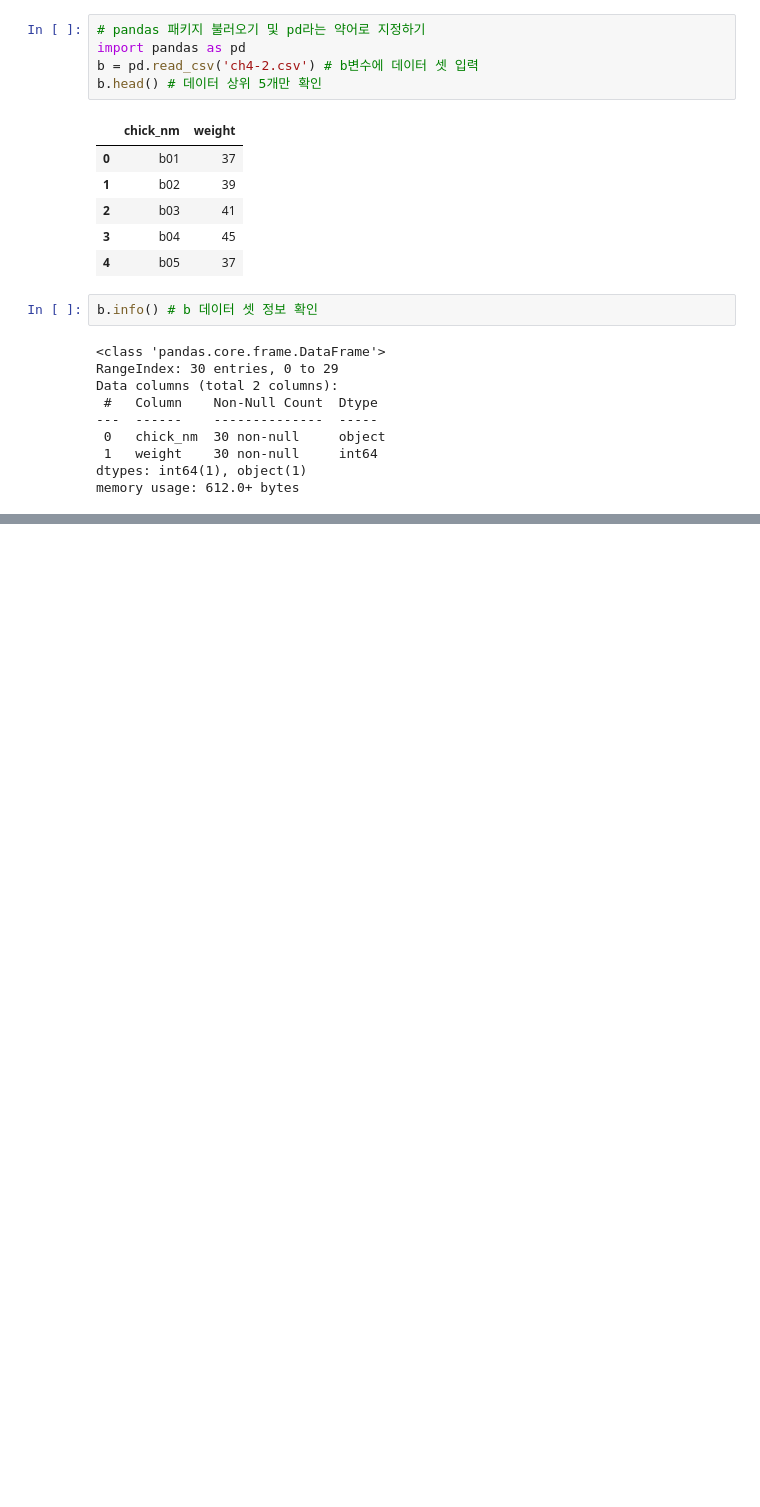
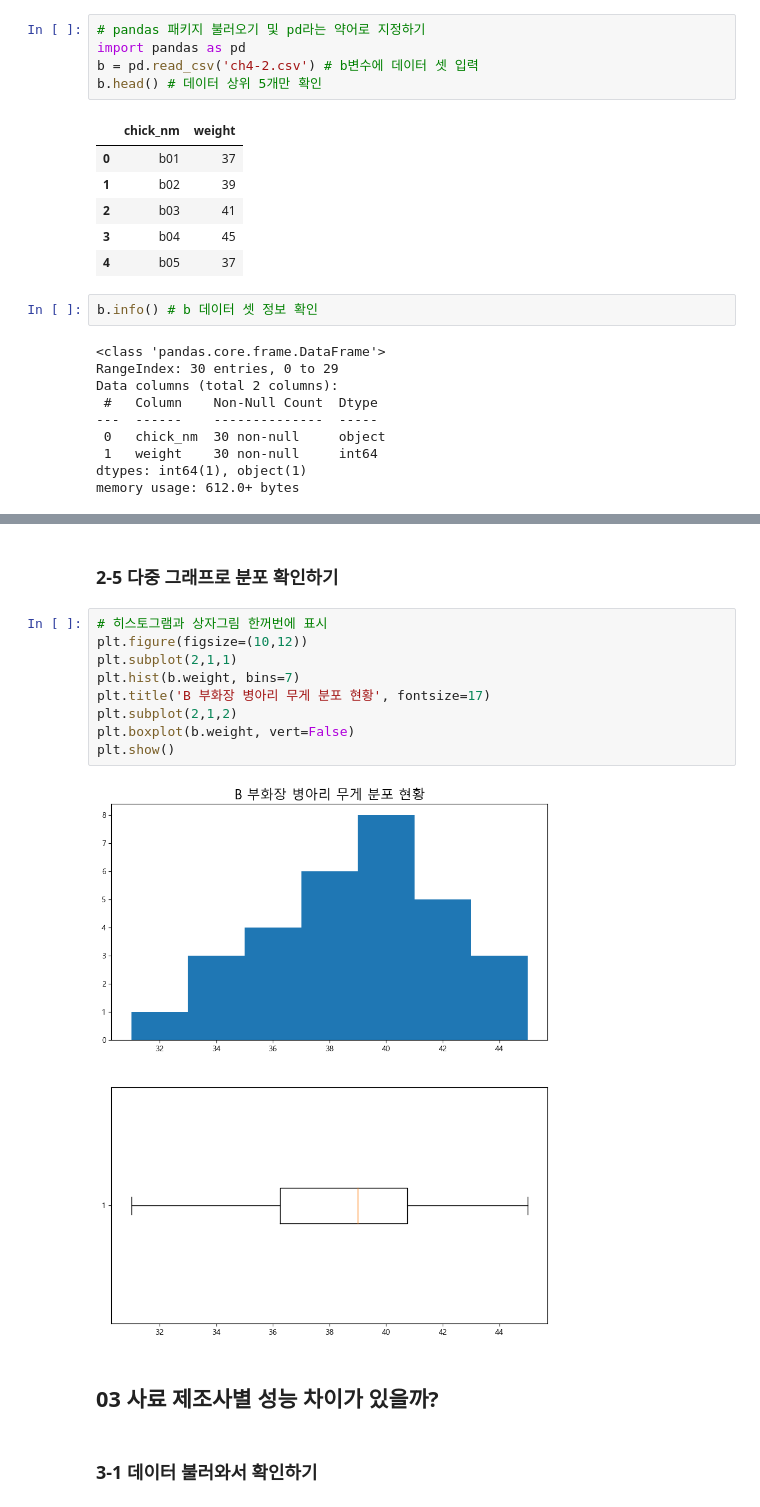
Before and after one commit to kusool72/python, a Jupyter notebook: 현장에서 바로 써먹는 데이터분석.ipynb, the cells around one changed output, grey strips where cells are left out. Cells and saved outputs as stored; diff of their text form; blank space fills up the shorter version.

```diff
--- a/현장에서 바로 써먹는 데이터분석.ipynb
+++ b/현장에서 바로 써먹는 데이터분석.ipynb
@@ -186,0 +250,17 @@ memory usage: 612.0+ bytes
+# %% [markdown]
+### 2-5 다중 그래프로 분포 확인하기
+# %%
+# 히스토그램과 상자그림 한꺼번에 표시
+plt.figure(figsize=(10,12))
+plt.subplot(2,1,1)
+plt.hist(b.weight, bins=7)
+plt.title('B 부화장 병아리 무게 분포 현황', fontsize=17)
+plt.subplot(2,1,2)
+plt.boxplot(b.weight, vert=False)
+plt.show()
+# %% [output]
+[figure, added]
+# %% [markdown]
+## 03 사료 제조사별 성능 차이가 있을까?
+# %% [markdown]
+### 3-1 데이터 불러와서 확인하기
```
Also changed, not shown: parts of 96 cells of this notebook.
